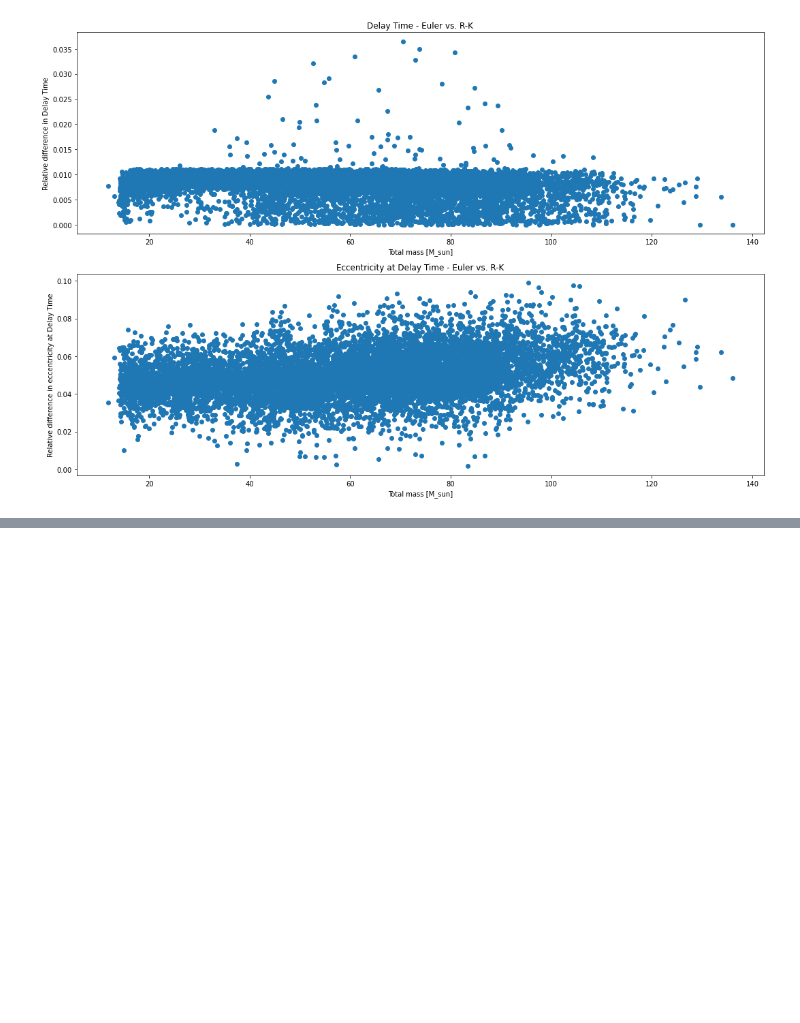
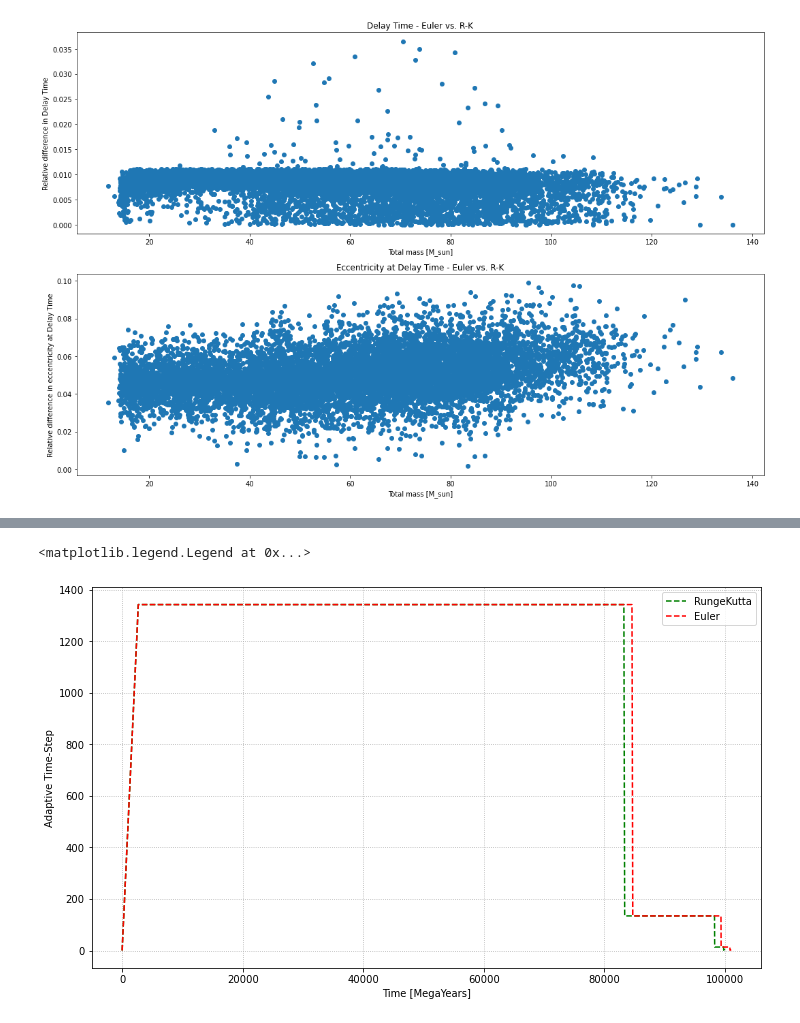
Before and after one commit to Bahadoram/Delay-Time-Dist.-of-Compact-Binary-Objects, a Jupyter notebook: integration.ipynb, the cells around one changed output, grey strips where cells are left out. Cells and saved outputs as stored; diff of their text form; code cells hidden in the pictures; blank space fills up the shorter version.

```diff
--- a/integration.ipynb
+++ b/integration.ipynb
@@ -501,0 +586,14 @@ plt.show
+# %%
+fig = plt.figure(figsize=(12,7))
+row = 47
+plt.plot(eval(runge_h[['time_list']].iat[0,0]), eval(runge_h[['h_list']].iat[0,0]), '--g', label= 'RungeKutta')
+plt.plot(eval(euler_h[['time_list']].iat[0,0]), eval(euler_h[['h_list']].iat[0,0]), '--r', label='Euler')
+
+plt.xlabel('Time [MegaYears]')
+plt.ylabel('Adaptive Time-Step')
+plt.grid(ls='dotted')
+plt.legend(loc='best')
+# plt.title('Adaptive Time-Step using RungeKutta vs Euler')
+# %% [output]
+<matplotlib.legend.Legend at 0x...>
+[figure, added]
```
Also changed, not shown: parts of 15 cells of this notebook, 1 other file.
